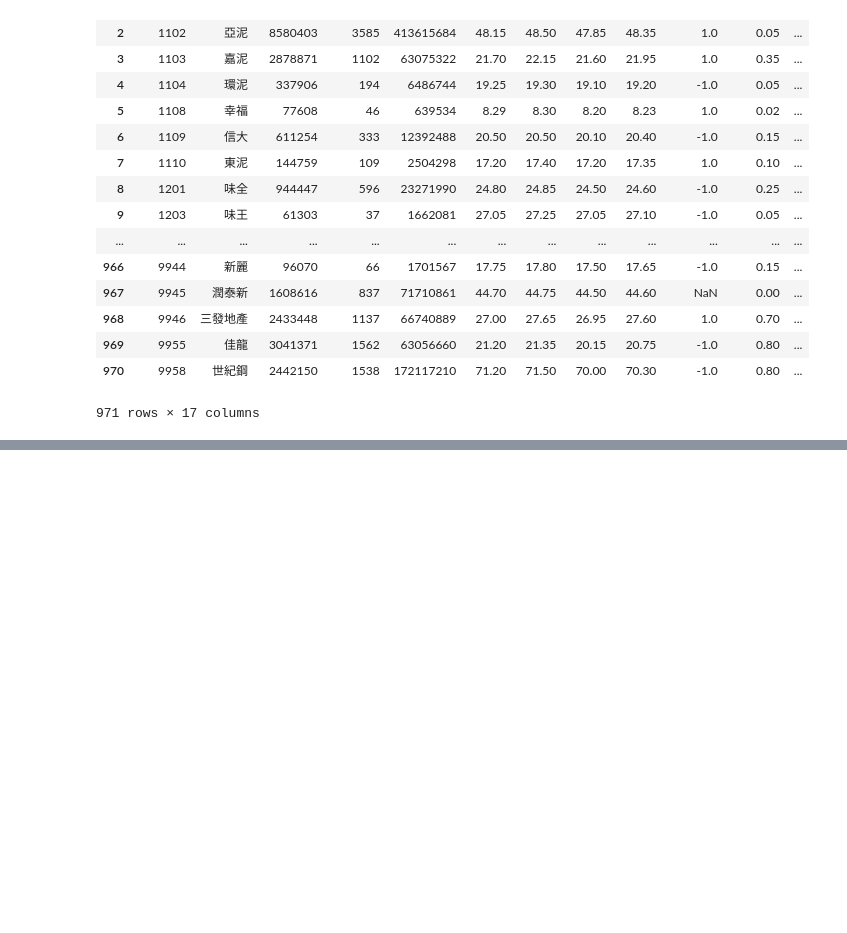
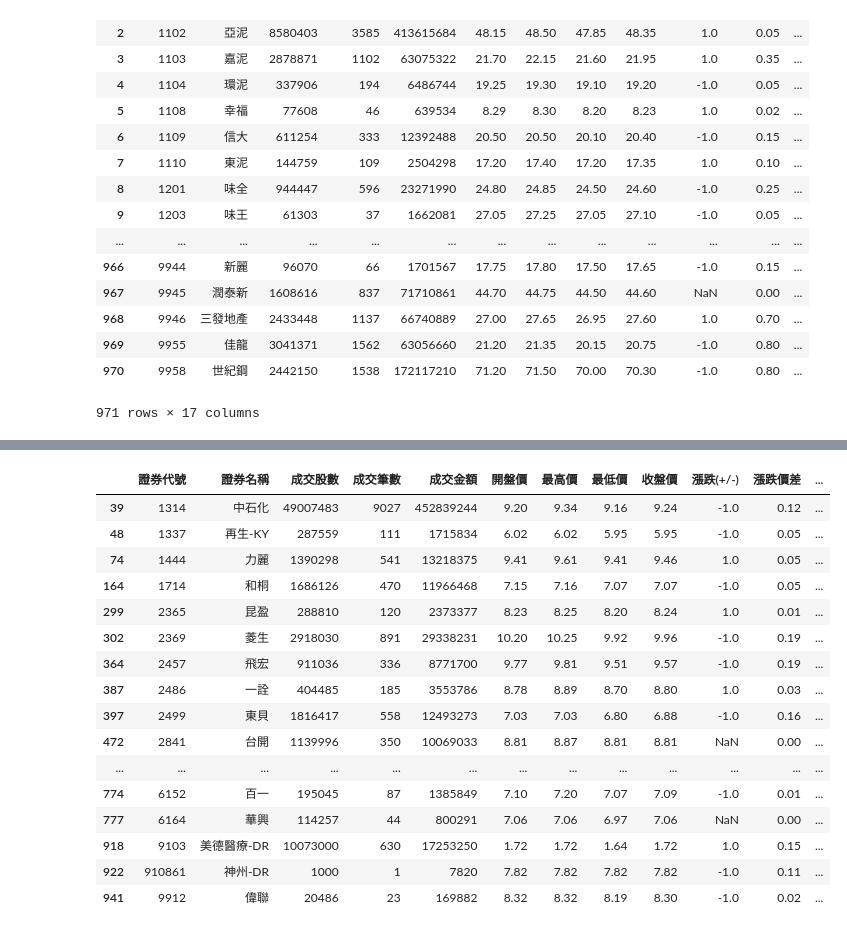
Before and after one commit to hamemomo/ML_tools, a Jupyter notebook: stock_analysis/crawler_stock.ipynb, the cells around one changed output, grey strips where cells are left out. Drawn from its saved outputs; the diff is of its cells as text; code cells hidden in the pictures; blank space fills up the shorter version.

Commit message:
stock update

```diff
--- a/stock_analysis/crawler_stock.ipynb
+++ b/stock_analysis/crawler_stock.ipynb
@@ -93,10 +114,3 @@ df
 | 969 | 9955 | 佳龍 | 3041371 | 1562 | 63056660 | 21.20 | 21.35 | 20.15 | 20.75 | -1.0 | 0.80 | ... |
 | 970 | 9958 | 世紀鋼 | 2442150 | 1538 | 172117210 | 71.20 | 71.50 | 70.00 | 70.30 | -1.0 | 0.80 | ... |
 971 rows × 17 columns
-# %%
-
-
-date = '20180102'
-r = requests.get('http://www.tse.com.tw/fund/T86?response=csv&date='+date+'&selectType=ALLBUT0999')#
-df = pd.read_csv(StringIO(r.text), header=1).dropna(how='all', axis=1).dropna(how='any')
-df
@@ -102,0 +124,15 @@ df
+# %%
+
+name = df['證券代號']
+cas = []
+for stock in name:
+    url = 'https://tw.stock.yahoo.com/d/s/dividend_'+ str(stock) + '.html'
+    # Encode this website by Big5
+    df_cas = pd.read_html(url,encoding="Big5")[3]
+    # Delete first line, delete chinese columns
+    df_cas = df_cas.drop(0).reset_index(drop=True)
+    # Name columns
+    df_cas.columns = ['year','CASH','SRE','SCAP','STOCK','TOTAL']
+    df_cas['TOTAL'] = pd.to_numeric(df_cas['TOTAL'])
+    cas.append(df_cas['TOTAL'].mean())
+    print('stock :',stock,'cas = ',df_cas['TOTAL'].mean())
@@ -102,0 +157,22 @@ df
+# %%
+df['dividend'] = cas
+# %%
+df[(df['收盤價' ]<10) & (df['dividend']>0.5)][:50]
+# %% [output]
+|  | 證券代號 | 證券名稱 | 成交股數 | 成交筆數 | 成交金額 | 開盤價 | 最高價 | 最低價 | 收盤價 | 漲跌(+/-) | 漲跌價差 | ... |
+| 39 | 1314 | 中石化 | 49007483 | 9027 | 452839244 | 9.20 | 9.34 | 9.16 | 9.24 | -1.0 | 0.12 | ... |
+| 48 | 1337 | 再生-KY | 287559 | 111 | 1715834 | 6.02 | 6.02 | 5.95 | 5.95 | -1.0 | 0.05 | ... |
+| 74 | 1444 | 力麗 | 1390298 | 541 | 13218375 | 9.41 | 9.61 | 9.41 | 9.46 | 1.0 | 0.05 | ... |
+| 164 | 1714 | 和桐 | 1686126 | 470 | 11966468 | 7.15 | 7.16 | 7.07 | 7.07 | -1.0 | 0.05 | ... |
+| 299 | 2365 | 昆盈 | 288810 | 120 | 2373377 | 8.23 | 8.25 | 8.20 | 8.24 | 1.0 | 0.01 | ... |
+| 302 | 2369 | 菱生 | 2918030 | 891 | 29338231 | 10.20 | 10.25 | 9.92 | 9.96 | -1.0 | 0.19 | ... |
+| 364 | 2457 | 飛宏 | 911036 | 336 | 8771700 | 9.77 | 9.81 | 9.51 | 9.57 | -1.0 | 0.19 | ... |
+| 387 | 2486 | 一詮 | 404485 | 185 | 3553786 | 8.78 | 8.89 | 8.70 | 8.80 | 1.0 | 0.03 | ... |
+| 397 | 2499 | 東貝 | 1816417 | 558 | 12493273 | 7.03 | 7.03 | 6.80 | 6.88 | -1.0 | 0.16 | ... |
+| 472 | 2841 | 台開 | 1139996 | 350 | 10069033 | 8.81 | 8.87 | 8.81 | 8.81 | NaN | 0.00 | ... |
+| ... | ... | ... | ... | ... | ... | ... | ... | ... | ... | ... | ... | ... |
+| 774 | 6152 | 百一 | 195045 | 87 | 1385849 | 7.10 | 7.20 | 7.07 | 7.09 | -1.0 | 0.01 | ... |
+| 777 | 6164 | 華興 | 114257 | 44 | 800291 | 7.06 | 7.06 | 6.97 | 7.06 | NaN | 0.00 | ... |
+| 918 | 9103 | 美德醫療-DR | 10073000 | 630 | 17253250 | 1.72 | 1.72 | 1.64 | 1.72 | 1.0 | 0.15 | ... |
+| 922 | 910861 | 神州-DR | 1000 | 1 | 7820 | 7.82 | 7.82 | 7.82 | 7.82 | -1.0 | 0.11 | ... |
+| 941 | 9912 | 偉聯 | 20486 | 23 | 169882 | 8.32 | 8.32 | 8.19 | 8.30 | -1.0 | 0.02 | ... |
```
Also changed, not shown: parts of 5 cells of this notebook.
